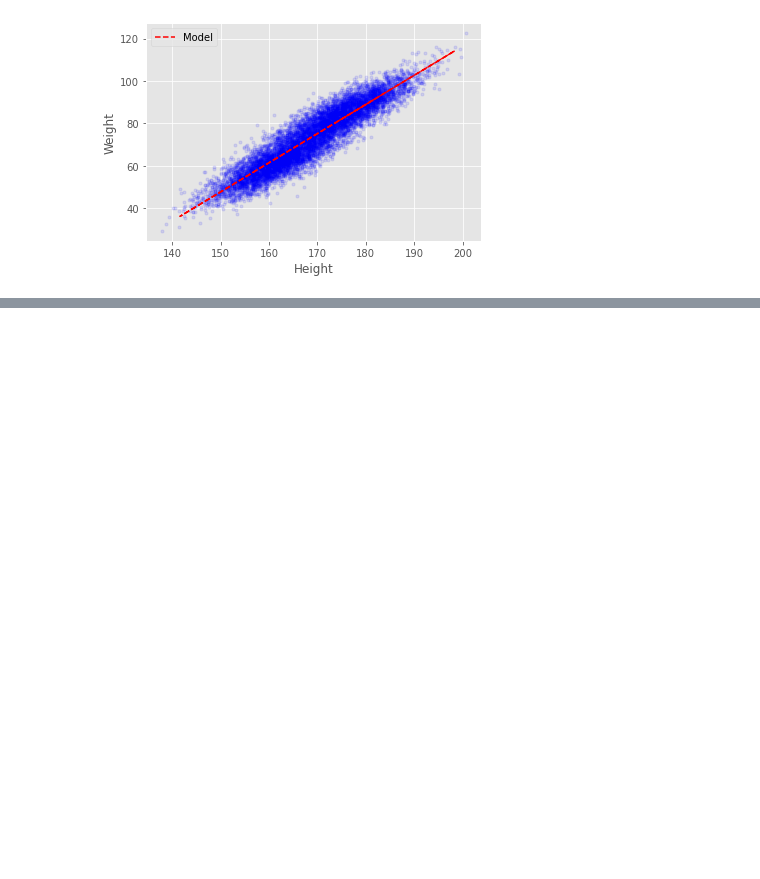
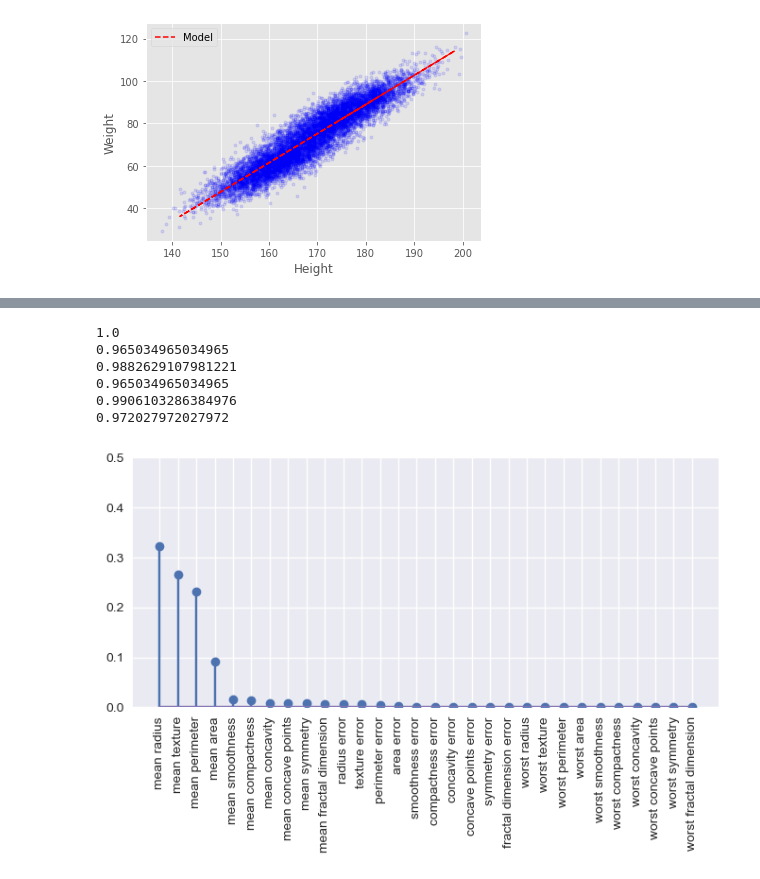
Before and after one commit to limweipin/mlpy_nov2021, a Jupyter notebook: day_2.ipynb, the cells around one changed output, grey strips where cells are left out. Drawn from its saved outputs; the diff is of its cells as text; code cells hidden in the pictures; blank space fills up the shorter version.

```diff
--- a/day_2.ipynb
+++ b/day_2.ipynb
@@ -461,0 +610,46 @@ plt.show()
+# %%
+# %load ml02_gbrt.py
+from sklearn.datasets import load_breast_cancer
+cancer = load_breast_cancer()
+from sklearn.model_selection import train_test_split as split
+
+X_train, X_test, y_train, y_test = split(cancer.data,
+                                         cancer.target,
+                                         random_state=0)
+
+from sklearn.ensemble import GradientBoostingClassifier
+gbrt = GradientBoostingClassifier(random_state=0)
+gbrt.fit(X_train, y_train)
+print( gbrt.score(X_train, y_train) ) # 1.0
+print( gbrt.score(X_test,  y_test ) ) # 0.958041958042
+
+gbrt = GradientBoostingClassifier(random_state=0, learning_rate=0.01)
+gbrt.fit(X_train, y_train)
+print( gbrt.score(X_train, y_train) ) # 0.988262910798
+print( gbrt.score(X_test,  y_test ) ) # 0.965034965035
+
+gbrt = GradientBoostingClassifier(random_state=0, max_depth=1)
+gbrt.fit(X_train, y_train)
+print( gbrt.score(X_train, y_train) ) # 0.990610328638
+print( gbrt.score(X_test,  y_test ) ) # 0.972027972028
+
+importance = list(zip(cancer.feature_names,
+                      gbrt.feature_importances_))
+importance.sort(key= lambda x: x[1], reverse=True)
+
+import matplotlib.pyplot as pl
+pl.style.use('seaborn')
+pl.stem( [x[1] for x in importance] )
+pl.xticks( range(len(importance)), cancer.feature_names, rotation=90)
+pl.ylim([0,0.5])
+pl.gcf().subplots_adjust(bottom=0.4)
+pl.savefig('fig/02_gbrt_importance.png')
+pl.show()
+# %% [output]
+1.0
+0.965034965034965
+0.9882629107981221
+0.965034965034965
+0.9906103286384976
+0.972027972027972
+[figure, added]
```
Also changed, not shown: parts of 9 cells of this notebook.
